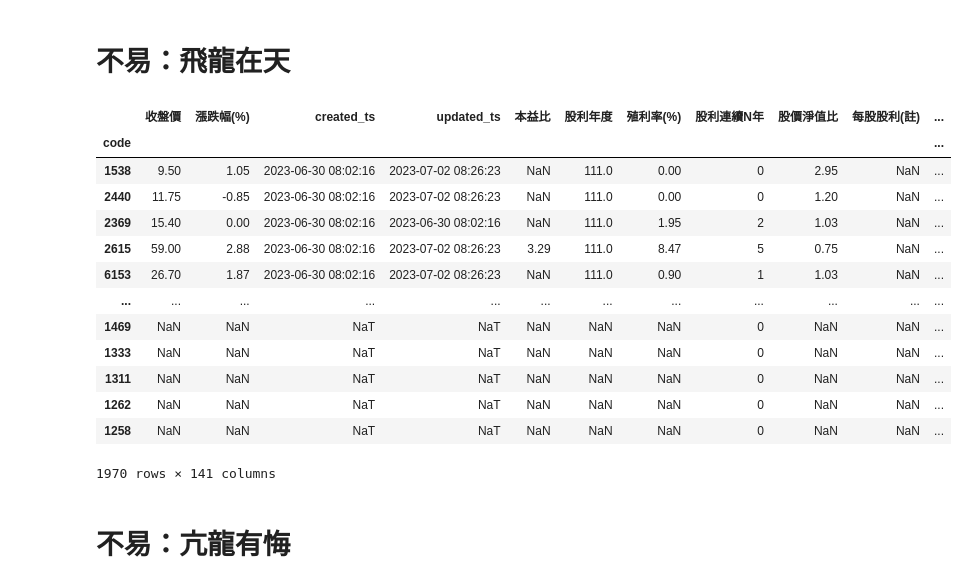
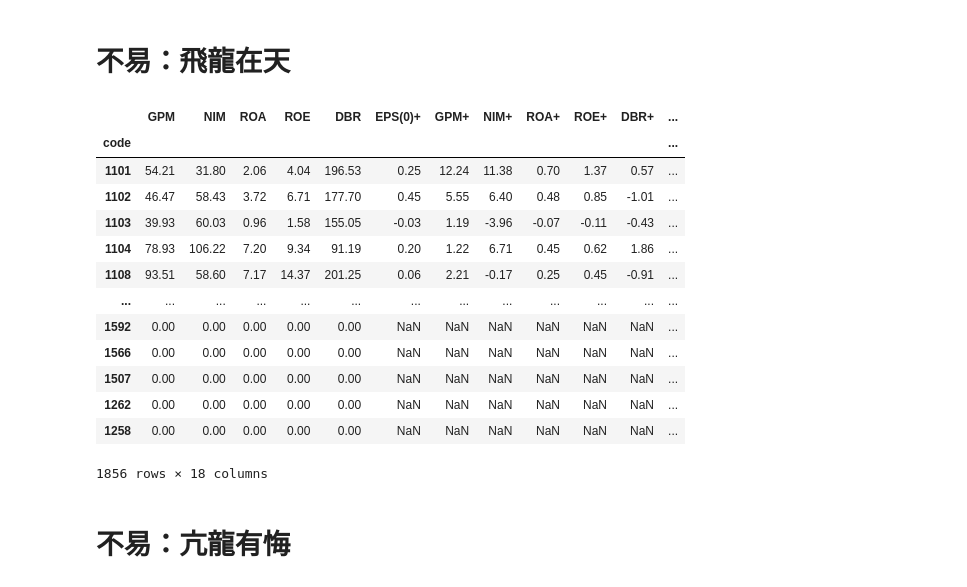
Before and after one commit to yangaound/stock.tw, a Jupyter notebook: README.ipynb, the cells around one changed output. Cells and saved outputs as stored; diff of their text form; code cells hidden in the pictures.

```diff
--- a/README.ipynb
+++ b/README.ipynb
@@ -128,21 +153,22 @@ _revenues['當月營收'].plot(secondary_y=True)
 # %% [markdown]
 # 不易：飛龍在天
 # %%
-dataset.quarter_anal.round(2)
+df = dataset.analyze_profit(ifrs_ts=datetime.datetime(2023, 8, 14))
+df.iloc[:, 19:-6].round(2)
 # %% [output]
-|  | 收盤價 | 漲跌幅(%) | created_ts | updated_ts | 本益比 | 股利年度 | 殖利率(%) | 股利連續N年 | 股價淨值比 | 每股股利(註) | ... |
-| code |  |  |  |  |  |  |  |  |  |  | ... |
-| 1538 | 9.50 | 1.05 | 2023-06-30 08:02:16 | 2023-07-02 08:26:23 | NaN | 111.0 | 0.00 | 0 | 2.95 | NaN | ... |
-| 2440 | 11.75 | -0.85 | 2023-06-30 08:02:16 | 2023-07-02 08:26:23 | NaN | 111.0 | 0.00 | 0 | 1.20 | NaN | ... |
-| 2369 | 15.40 | 0.00 | 2023-06-30 08:02:16 | 2023-06-30 08:02:16 | NaN | 111.0 | 1.95 | 2 | 1.03 | NaN | ... |
-| 2615 | 59.00 | 2.88 | 2023-06-30 08:02:16 | 2023-07-02 08:26:23 | 3.29 | 111.0 | 8.47 | 5 | 0.75 | NaN | ... |
-| 6153 | 26.70 | 1.87 | 2023-06-30 08:02:16 | 2023-07-02 08:26:23 | NaN | 111.0 | 0.90 | 1 | 1.03 | NaN | ... |
-| ... | ... | ... | ... | ... | ... | ... | ... | ... | ... | ... | ... |
-| 1469 | NaN | NaN | NaT | NaT | NaN | NaN | NaN | 0 | NaN | NaN | ... |
-| 1333 | NaN | NaN | NaT | NaT | NaN | NaN | NaN | 0 | NaN | NaN | ... |
-| 1311 | NaN | NaN | NaT | NaT | NaN | NaN | NaN | 0 | NaN | NaN | ... |
-| 1262 | NaN | NaN | NaT | NaT | NaN | NaN | NaN | 0 | NaN | NaN | ... |
-| 1258 | NaN | NaN | NaT | NaT | NaN | NaN | NaN | 0 | NaN | NaN | ... |
+|  | GPM | NIM | ROA | ROE | DBR | EPS(0)+ | GPM+ | NIM+ | ROA+ | ROE+ | DBR+ | ... |
+| code |  |  |  |  |  |  |  |  |  |  |  | ... |
+| 1101 | 54.21 | 31.80 | 2.06 | 4.04 | 196.53 | 0.25 | 12.24 | 11.38 | 0.70 | 1.37 | 0.57 | ... |
+| 1102 | 46.47 | 58.43 | 3.72 | 6.71 | 177.70 | 0.45 | 5.55 | 6.40 | 0.48 | 0.85 | -1.01 | ... |
+| 1103 | 39.93 | 60.03 | 0.96 | 1.58 | 155.05 | -0.03 | 1.19 | -3.96 | -0.07 | -0.11 | -0.43 | ... |
+| 1104 | 78.93 | 106.22 | 7.20 | 9.34 | 91.19 | 0.20 | 1.22 | 6.71 | 0.45 | 0.62 | 1.86 | ... |
+| 1108 | 93.51 | 58.60 | 7.17 | 14.37 | 201.25 | 0.06 | 2.21 | -0.17 | 0.25 | 0.45 | -0.91 | ... |
+| ... | ... | ... | ... | ... | ... | ... | ... | ... | ... | ... | ... | ... |
+| 1592 | 0.00 | 0.00 | 0.00 | 0.00 | 0.00 | NaN | NaN | NaN | NaN | NaN | NaN | ... |
+| 1566 | 0.00 | 0.00 | 0.00 | 0.00 | 0.00 | NaN | NaN | NaN | NaN | NaN | NaN | ... |
+| 1507 | 0.00 | 0.00 | 0.00 | 0.00 | 0.00 | NaN | NaN | NaN | NaN | NaN | NaN | ... |
+| 1262 | 0.00 | 0.00 | 0.00 | 0.00 | 0.00 | NaN | NaN | NaN | NaN | NaN | NaN | ... |
+| 1258 | 0.00 | 0.00 | 0.00 | 0.00 | 0.00 | NaN | NaN | NaN | NaN | NaN | NaN | ... |
-1970 rows × 141 columns
+1856 rows × 18 columns
 # %% [markdown]
 # 不易：亢龍有悔
```
Also changed, not shown: parts of 11 cells of this notebook, 11 other files.
